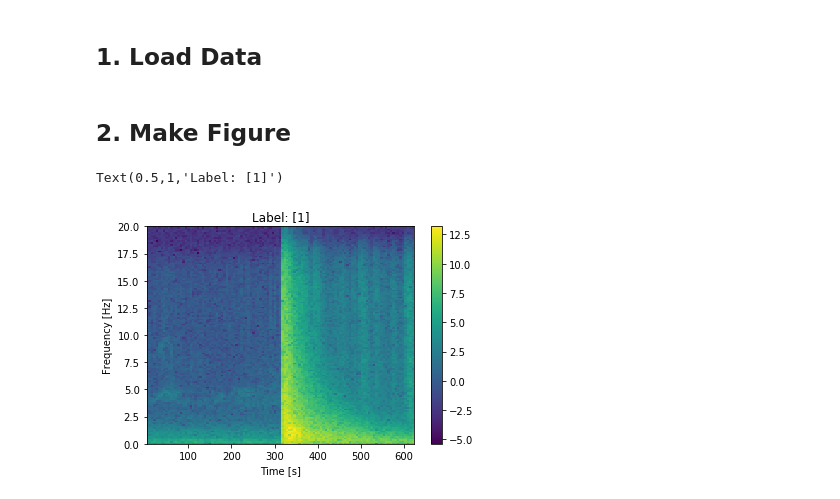
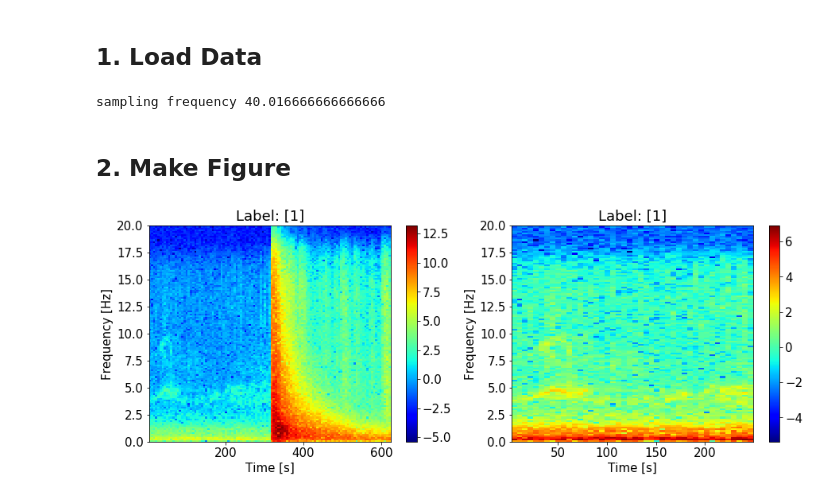
Before and after one commit to MosGeo/TerraeMotus, a Jupyter notebook: Figures/Figure_spectrogram.ipynb, the cells around one changed output. Saved outputs shown, nothing was run; the diff lists cells and outputs as text; code cells hidden in the pictures.

Commit message:
updated figure

```diff
--- a/Figures/Figure_spectrogram.ipynb
+++ b/Figures/Figure_spectrogram.ipynb
@@ -7,23 +9,42 @@ plt.rcParams.update({'font.size': 15})
 # %% [markdown]
 ## 1. Load Data
 # %%
-events = np.load('Datasets\DataExamples.npy') # features, # samples
-labels = np.load('Datasets\LabelExamples.npy') # samples, 1
-times = np.load('Datasets\TimeExamples.npy') # features, # samples
+#wd = Path(os.getcwd()).parent
+wd = Path(os.getcwd())
+data_fname = Path(os.path.join(wd, 'Datasets', 'DataExamples.npy'))
+time_fname = Path(os.path.join(wd, 'Datasets', 'TimeExamples.npy'))
+label_fname = Path(os.path.join(wd, 'Datasets', 'LabelExamples.npy'))
+events = np.load(data_fname) # features, # samples
+labels = np.load(label_fname) # samples, 1
+times = np.load(time_fname) # features, # samples
 times = (times - times[0,:]) * 3600 * 24 # set time to 0 and in seconds
 fs = (times[:,0] < 60).nonzero()[0].shape[0] / 60 # sampling frequency
+print('sampling frequency', fs)
+# %% [output]
+sampling frequency 40.016666666666666
 # %% [markdown]
 ## 2. Make Figure
 # %%
 precursor = int(256 * times.shape[0] / (2 * (256 + 60)))
 sample = 2
+fig = plt.figure(figsize=(15, 5))
+fig.add_subplot(1, 2, 1)
 x = events[:,sample]
 f, t, Sxx = spectrogram(x, fs)
-plt.pcolormesh(t, f, np.log10(Sxx))
+plt.pcolormesh(t, f, np.log10(Sxx), cmap='jet')
 plt.xlabel('Time [s]')
 plt.ylabel('Frequency [Hz]')
 plt.colorbar()
 plt.title('Label: ' + str(labels[sample]))
+
+fig.add_subplot(1, 2, 2)
+x = events[:precursor,sample]
+f, t, Sxx = spectrogram(x, fs)
+plt.pcolormesh(t, f, np.log10(Sxx), cmap='jet')
+plt.xlabel('Time [s]')
+plt.ylabel('Frequency [Hz]')
+plt.colorbar()
+plt.title('Label: ' + str(labels[sample]))
+plt.savefig('Images\spectrogram.png', bbox_inches='tight', dpi=400)
 # %% [output]
-Text(0.5,1,'Label: [1]')
-[figure, old version]
+[figure, new version]
```
Also changed, not shown: parts of 1 cell of this notebook.
